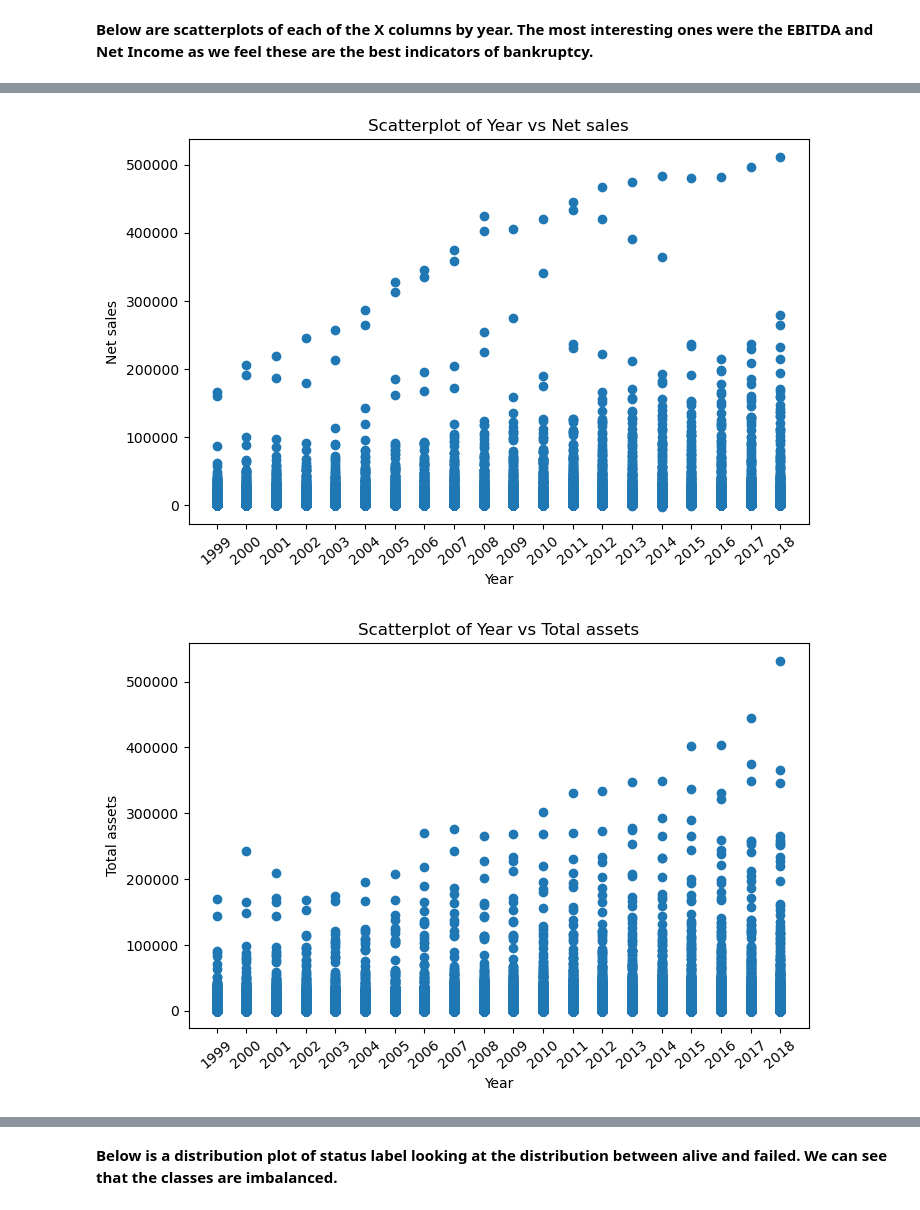
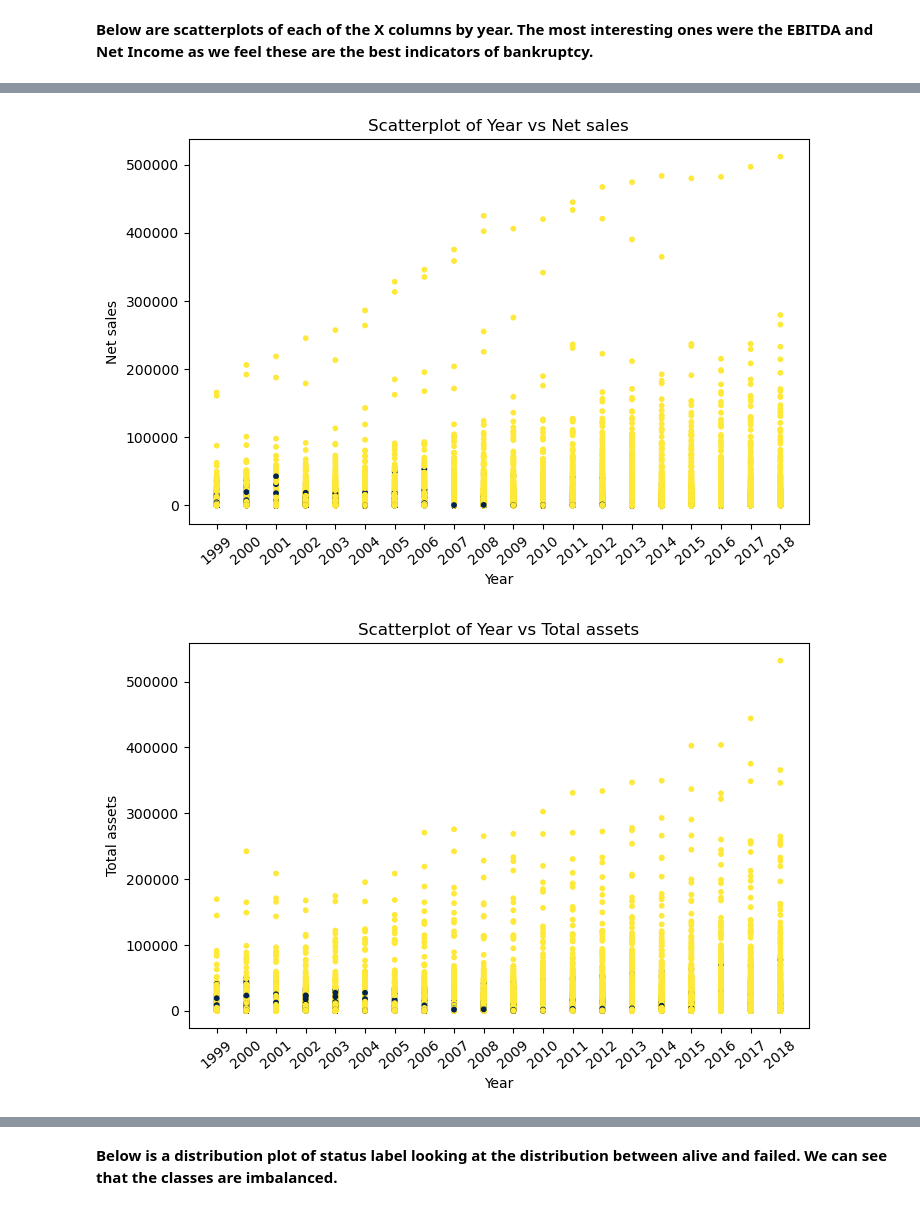
Before and after one commit to patelbb14/Project-5---Predicting-US-Company-Bankruptcy, a Jupyter notebook: 01_Data_Cleaning_and_EDA_vBinita.ipynb, the cells around one changed output, grey strips where cells are left out. Saved outputs shown, nothing was run; the diff lists cells and outputs as text; code cells hidden in the pictures.

```diff
--- a/01_Data_Cleaning_and_EDA_vBinita.ipynb
+++ b/01_Data_Cleaning_and_EDA_vBinita.ipynb
@@ -138,6 +138,8 @@ Index(['company_name', 'status_label', 'year', 'X1', 'X2', 'X3', 'X4', 'X5',
        'X6', 'X7', 'X8', 'X9', 'X10', 'X11', 'X12', 'X13', 'X14', 'X15', 'X16',
        'X17', 'X18'],
       dtype='object')
+# %%
+bank['status_label'] = np.where(bank['status_label'] == 'alive', 1, 0)
 # %% [markdown]
 **Below are scatterplots of each of the X columns by year. The most interesting ones were the EBITDA and Net Income as we feel these are the best indicators of bankruptcy.**
 # %%
@@ -215,20 +217,20 @@ plt.xticks(range(1999,2019), rotation = 40);
 # %%
 plt.figure(figsize=(8,5))
-plt.scatter(bank['year'], bank['X9'])
+plt.scatter(bank['year'], bank['X9'], c=bank['status_label'], cmap='cividis', alpha = 1, s = 10, edgecolors=None)
 plt.title('Scatterplot of Year vs Net sales')
 plt.xlabel('Year')
 plt.ylabel('Net sales')
 plt.xticks(range(1999,2019), rotation = 40);
 # %% [output]
-[figure, old version]
+[figure, new version]
 # %%
 plt.figure(figsize=(8,5))
-plt.scatter(bank['year'], bank['X10'])
+plt.scatter(bank['year'], bank['X10'], c=bank['status_label'], cmap='cividis', alpha = 1, s = 10, edgecolors=None)
 plt.title('Scatterplot of Year vs Total assets')
 plt.xlabel('Year')
 plt.ylabel('Total assets')
 plt.xticks(range(1999,2019), rotation = 40);
 # %% [output]
-[figure, old version]
+[figure, new version]
 # %%
 plt.figure(figsize=(8,5))
```
Also changed, not shown: parts of 19 cells of this notebook.
